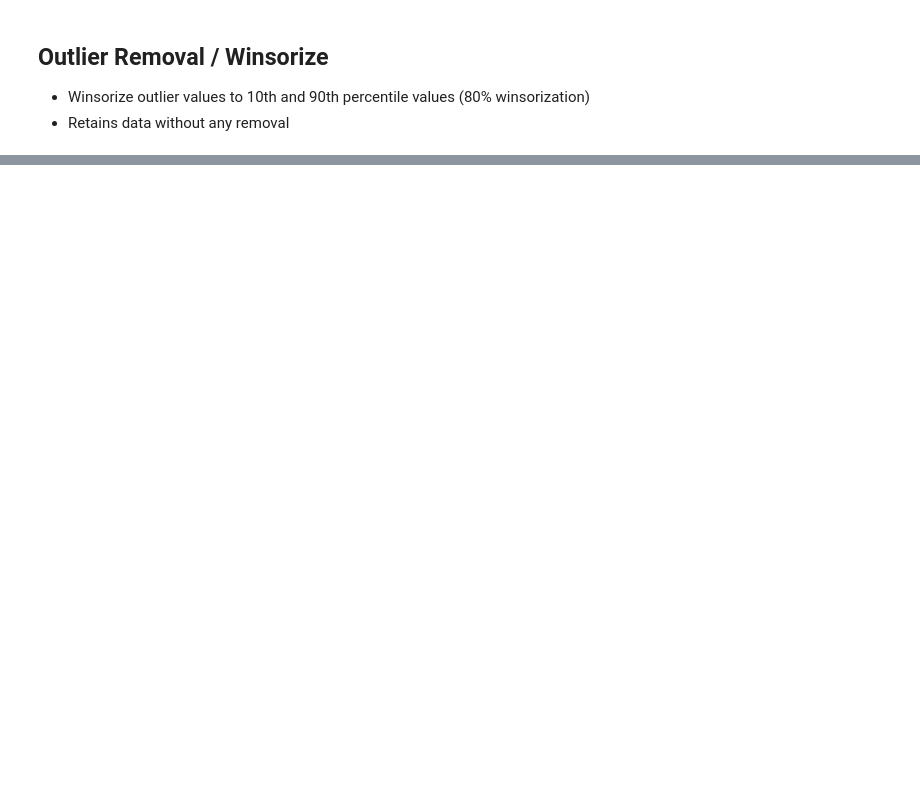
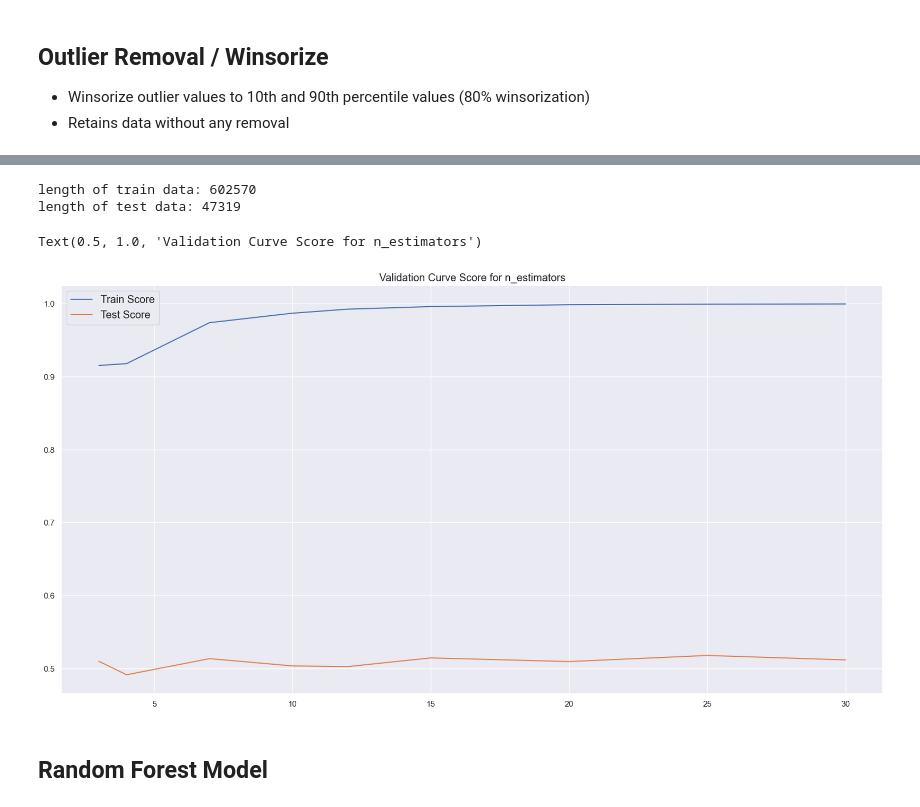
Before and after one commit to K-WeiMing/ml-ta-forecast, a Jupyter notebook: notebook.ipynb, the cells around one changed output, grey strips where cells are left out. Cells and saved outputs as stored; diff of their text form; code cells hidden in the pictures; blank space fills up the shorter version.

```diff
--- a/notebook.ipynb
+++ b/notebook.ipynb
@@ -584,0 +662,3 @@ target_vars = ["SMA_ratio", "SMA_Volume Ratio", ""]
+# %%
+for var in target_vars:
+    all_data.loc[:, var] = mstats.winsorize(all_data.loc[:, var], limits=[0.1, 0.1])
@@ -584,0 +826,47 @@ target_vars = ["SMA_ratio", "SMA_Volume Ratio", ""]
+# %%
+all_data.index = pd.to_datetime(all_data.index)
+all_data.sort_index(inplace=True)
+
+train_end = "2018-12-31"
+train_start = "1990-10-15"
+test_start = "2019-01-01"
+test_end = "2020-11-16"
+
+train_data = all_data.loc[train_start:train_end]
+test_data = all_data.loc[test_start:test_end]
+
+print(f"length of train data: {len(train_data)}")
+print(f"length of test data: {len(test_data)}")
+# %% [output]
+length of train data: 602570
+length of test data: 47319
+# %%
+X_train = train_data.loc[:, target_vars]
+y_train = train_data.loc[:, ["Target_Direction"]]
+
+# Create validaton curve for RDC
+rfc = RandomForestClassifier()
+train_score_num, test_score_num = validation_curve(
+    rfc,
+    X=X_train["2010-01-01":],
+    y=y_train.loc["2010-01-01":, "Target_Direction"],
+    param_name="n_estimators",
+    param_range=[3, 4, 7, 10, 12, 15, 20, 25, 30],
+    cv=TimeSeriesSplit(n_splits=3),
+)
+# %%
+train_score_mean = np.mean(train_score_num, axis=1)
+train_score_std = np.std(train_score_num, axis=1)
+test_score_mean = np.mean(test_score_num, axis=1)
+test_score_std = np.std(test_score_num, axis=1)
+# %%
+plt.figure(figsize=(20, 10))
+plt.plot([3, 4, 7, 10, 12, 15, 20, 25, 30], train_score_mean)
+plt.plot([3, 4, 7, 10, 12, 15, 20, 25, 30], test_score_mean)
+plt.legend(["Train Score", "Test Score"], fontsize="large")
+plt.title("Validation Curve Score for n_estimators", fontsize="large")
+# %% [output]
+Text(0.5, 1.0, 'Validation Curve Score for n_estimators')
+[figure, added]
+# %% [markdown]
+## Random Forest Model
```
Also changed, not shown: parts of 48 cells of this notebook.
